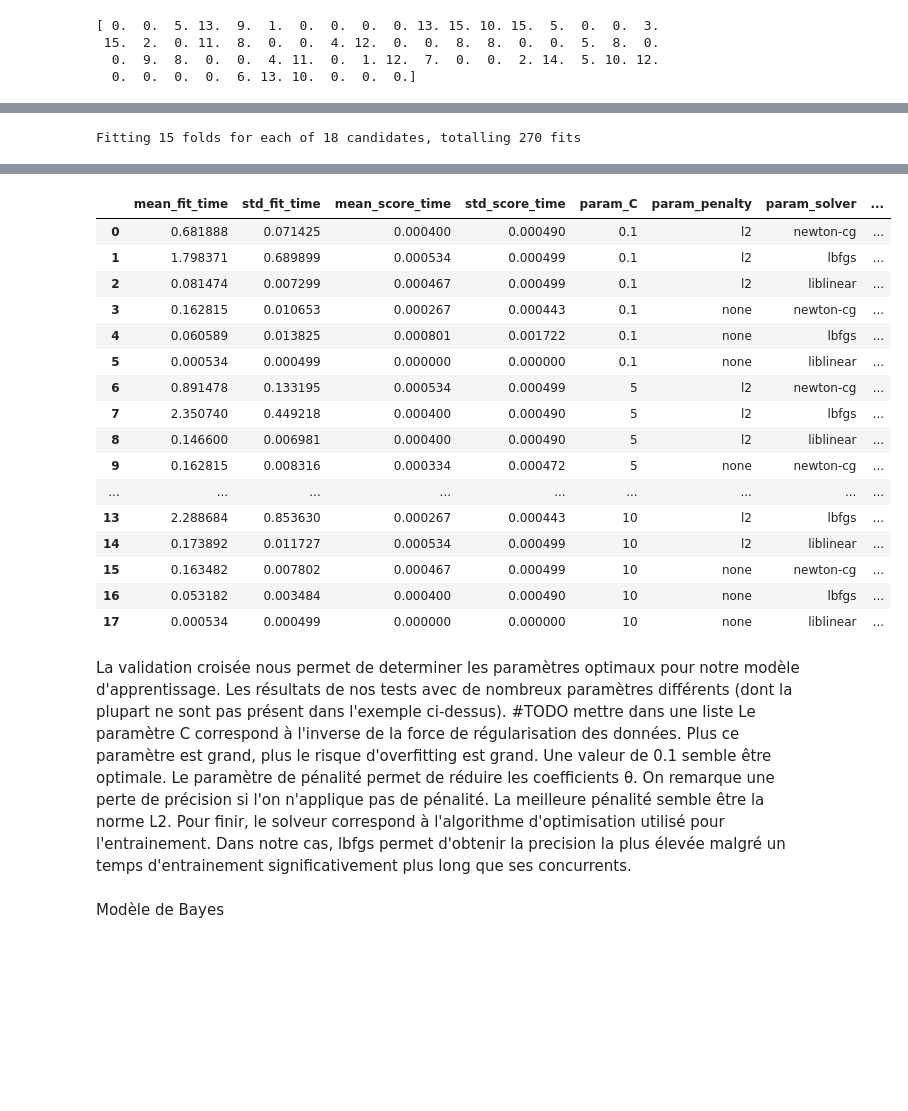
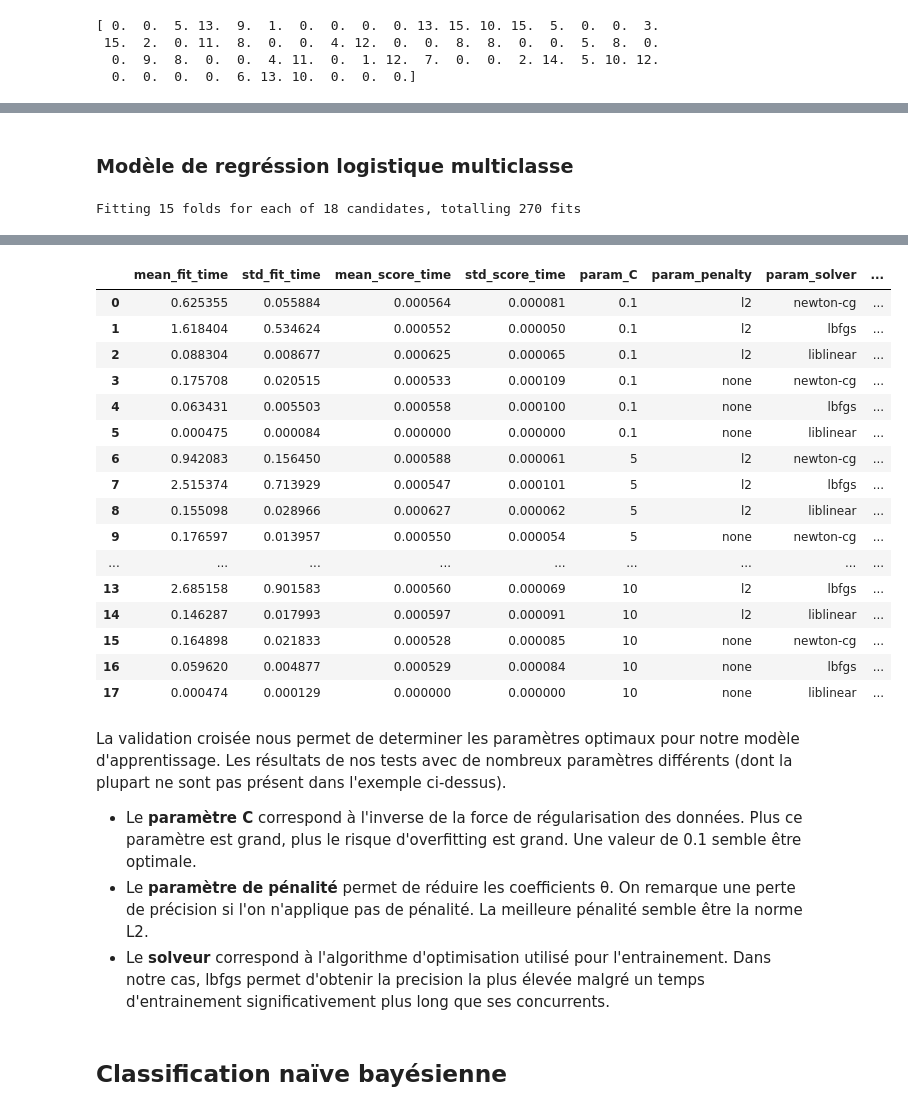
Before and after one commit to Julien-Faure/mines-ai-number-recognition-project, a Jupyter notebook: report.ipynb, the cells around one changed output, grey strips where cells are left out. Drawn from its saved outputs; the diff is of its cells as text; code cells hidden in the pictures; blank space fills up the shorter version.

```diff
--- a/report.ipynb
+++ b/report.ipynb
@@ -121,16 +155,13 @@ print(digits.images[0].reshape(-1))
+# %%
+# séparation du dataset en données "d'apprentissage" et de test
+x_train, x_test, y_train, y_test = train_test_split(x, y, test_size=0.35, random_state=0)
+# %% [markdown]
+### Modèle de regréssion logistique multiclasse
 # %%
-from sklearn.model_selection import RepeatedStratifiedKFold, GridSearchCV
-
-x = digits.images.reshape((len(digits.images), -1))
-y = digits.target
-
-# séparation du dataset en données "d'apprentissage" et de test
-x_train, x_test, y_train, y_test = train_test_split(x, y, test_size=0.20, random_state=0)
-
 # Création du modèle de régression
 lRModel = LogisticRegression(verbose=False, max_iter=10000)
 
-# dictionnaire contenant les différents paramètres à essayer
+# Dictionnaire contenant les différents paramètres à essayer
 paramDict = dict()
 paramDict['solver'] = ['newton-cg', 'lbfgs', 'liblinear']
 paramDict['penalty'] = ['l2', 'none']
@@ -175,30 +206,29 @@ Traceback (most recent call last):
   warnings.warn(
 |  | mean_fit_time | std_fit_time | mean_score_time | std_score_time | param_C | param_penalty | param_solver | ... |
-| 0 | 0.681888 | 0.071425 | 0.000400 | 0.000490 | 0.1 | l2 | newton-cg | ... |
-| 1 | 1.798371 | 0.689899 | 0.000534 | 0.000499 | 0.1 | l2 | lbfgs | ... |
-| 2 | 0.081474 | 0.007299 | 0.000467 | 0.000499 | 0.1 | l2 | liblinear | ... |
-| 3 | 0.162815 | 0.010653 | 0.000267 | 0.000443 | 0.1 | none | newton-cg | ... |
-| 4 | 0.060589 | 0.013825 | 0.000801 | 0.001722 | 0.1 | none | lbfgs | ... |
-| 5 | 0.000534 | 0.000499 | 0.000000 | 0.000000 | 0.1 | none | liblinear | ... |
-| 6 | 0.891478 | 0.133195 | 0.000534 | 0.000499 | 5 | l2 | newton-cg | ... |
-| 7 | 2.350740 | 0.449218 | 0.000400 | 0.000490 | 5 | l2 | lbfgs | ... |
-| 8 | 0.146600 | 0.006981 | 0.000400 | 0.000490 | 5 | l2 | liblinear | ... |
-| 9 | 0.162815 | 0.008316 | 0.000334 | 0.000472 | 5 | none | newton-cg | ... |
+| 0 | 0.625355 | 0.055884 | 0.000564 | 0.000081 | 0.1 | l2 | newton-cg | ... |
+| 1 | 1.618404 | 0.534624 | 0.000552 | 0.000050 | 0.1 | l2 | lbfgs | ... |
+| 2 | 0.088304 | 0.008677 | 0.000625 | 0.000065 | 0.1 | l2 | liblinear | ... |
+| 3 | 0.175708 | 0.020515 | 0.000533 | 0.000109 | 0.1 | none | newton-cg | ... |
+| 4 | 0.063431 | 0.005503 | 0.000558 | 0.000100 | 0.1 | none | lbfgs | ... |
+| 5 | 0.000475 | 0.000084 | 0.000000 | 0.000000 | 0.1 | none | liblinear | ... |
+| 6 | 0.942083 | 0.156450 | 0.000588 | 0.000061 | 5 | l2 | newton-cg | ... |
+| 7 | 2.515374 | 0.713929 | 0.000547 | 0.000101 | 5 | l2 | lbfgs | ... |
+| 8 | 0.155098 | 0.028966 | 0.000627 | 0.000062 | 5 | l2 | liblinear | ... |
+| 9 | 0.176597 | 0.013957 | 0.000550 | 0.000054 | 5 | none | newton-cg | ... |
 | ... | ... | ... | ... | ... | ... | ... | ... | ... |
-| 13 | 2.288684 | 0.853630 | 0.000267 | 0.000443 | 10 | l2 | lbfgs | ... |
-| 14 | 0.173892 | 0.011727 | 0.000534 | 0.000499 | 10 | l2 | liblinear | ... |
-| 15 | 0.163482 | 0.007802 | 0.000467 | 0.000499 | 10 | none | newton-cg | ... |
-| 16 | 0.053182 | 0.003484 | 0.000400 | 0.000490 | 10 | none | lbfgs | ... |
-| 17 | 0.000534 | 0.000499 | 0.000000 | 0.000000 | 10 | none | liblinear | ... |
+| 13 | 2.685158 | 0.901583 | 0.000560 | 0.000069 | 10 | l2 | lbfgs | ... |
+| 14 | 0.146287 | 0.017993 | 0.000597 | 0.000091 | 10 | l2 | liblinear | ... |
+| 15 | 0.164898 | 0.021833 | 0.000528 | 0.000085 | 10 | none | newton-cg | ... |
+| 16 | 0.059620 | 0.004877 | 0.000529 | 0.000084 | 10 | none | lbfgs | ... |
+| 17 | 0.000474 | 0.000129 | 0.000000 | 0.000000 | 10 | none | liblinear | ... |
 # %% [markdown]
 La validation croisée nous permet de determiner les paramètres optimaux pour notre modèle d'apprentissage.
 Les résultats de nos tests avec de nombreux paramètres différents (dont la plupart ne sont pas présent dans l'exemple ci-dessus).
-#TODO mettre dans une liste
-Le paramètre C correspond à l'inverse de la force de régularisation des données. Plus ce paramètre est grand, plus le risque d'overfitting est grand. Une valeur de 0.1 semble être optimale.
-Le paramètre de pénalité permet de réduire les coefficients θ. On remarque une perte de précision si l'on n'applique pas de pénalité. La meilleure pénalité semble être la norme L2.
-Pour finir, le solveur correspond à l'algorithme d'optimisation utilisé pour l'entrainement. Dans notre cas, lbfgs permet d'obtenir la precision la plus élevée malgré un temps d'entrainement significativement plus long que ses concurrents.
+* Le **paramètre C** correspond à l'inverse de la force de régularisation des données. Plus ce paramètre est grand, plus le risque d'overfitting est grand. Une valeur de 0.1 semble être optimale.
+* Le **paramètre de pénalité** permet de réduire les coefficients θ. On remarque une perte de précision si l'on n'applique pas de pénalité. La meilleure pénalité semble être la norme L2.
+* Le **solveur** correspond à l'algorithme d'optimisation utilisé pour l'entrainement. Dans notre cas, lbfgs permet d'obtenir la precision la plus élevée malgré un temps d'entrainement significativement plus long que ses concurrents.
-# %% [markdown]
-Modèle de Bayes
+# %% [markdown]
+## Classification naïve bayésienne
 # %%
 from sklearn.model_selection import RandomizedSearchCV
 from sklearn.naive_bayes import BernoulliNB
```
Also changed, not shown: parts of 15 cells of this notebook, 1 other file.
